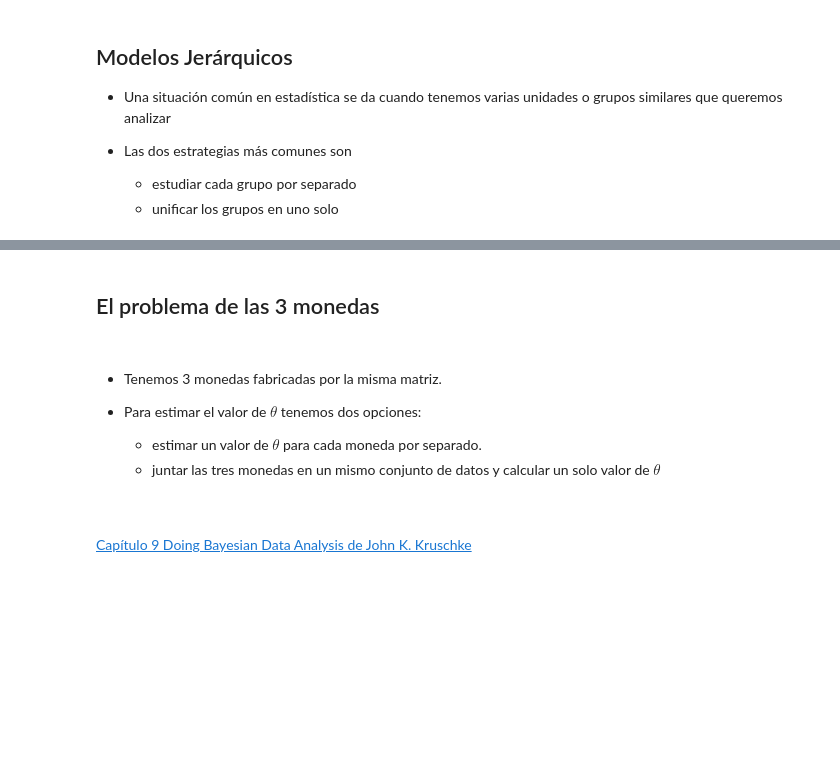
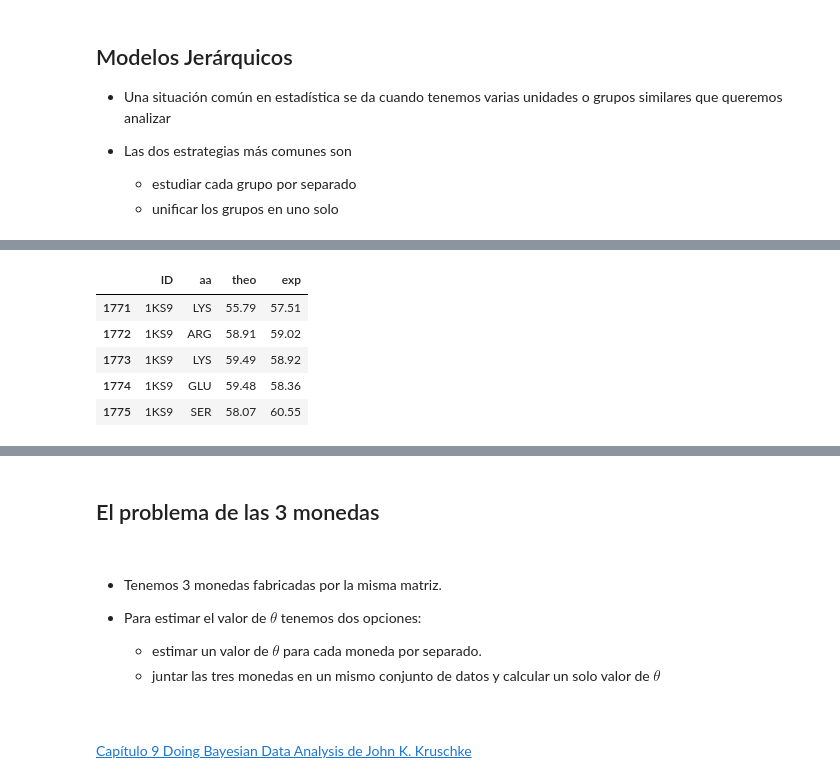
Before and after one commit to Grupo-de-modelado-probabilista/modelado_bayesiano, a Jupyter notebook: diapo/diapo_03.ipynb, the cells around one changed output, grey strips where cells are left out. Saved outputs shown, nothing was run; the diff lists cells and outputs as text; code cells hidden in the pictures; blank space fills up the shorter version.

```diff
--- a/diapo/diapo_03.ipynb
+++ b/diapo/diapo_03.ipynb
@@ -107,0 +125,13 @@ cm.update("livereveal", {
+# %%
+cs_data = pd.read_csv('../datos/chemical_shifts_theo_exp.csv')
+diff = cs_data.theo - cs_data.exp
+cat_encode = pd.Categorical(cs_data['aa'])
+idx = cat_encode.codes
+cs_data.tail()
+# %% [output]
+|  | ID | aa | theo | exp |
+| 1771 | 1KS9 | LYS | 55.79 | 57.51 |
+| 1772 | 1KS9 | ARG | 58.91 | 59.02 |
+| 1773 | 1KS9 | LYS | 59.49 | 58.92 |
+| 1774 | 1KS9 | GLU | 59.48 | 58.36 |
+| 1775 | 1KS9 | SER | 58.07 | 60.55 |
```
Also changed, not shown: parts of 22 cells of this notebook, 9 other files.
